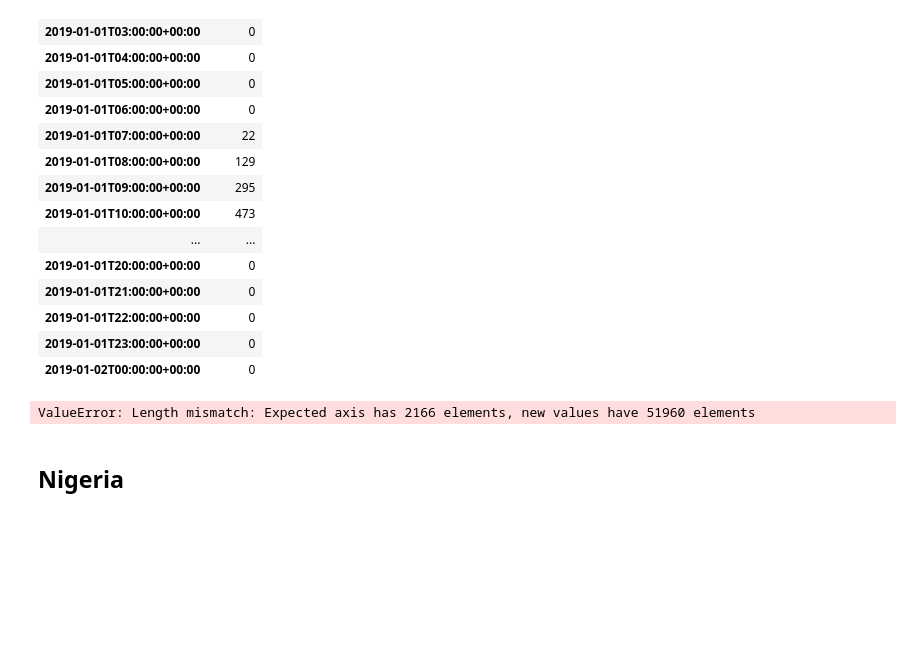
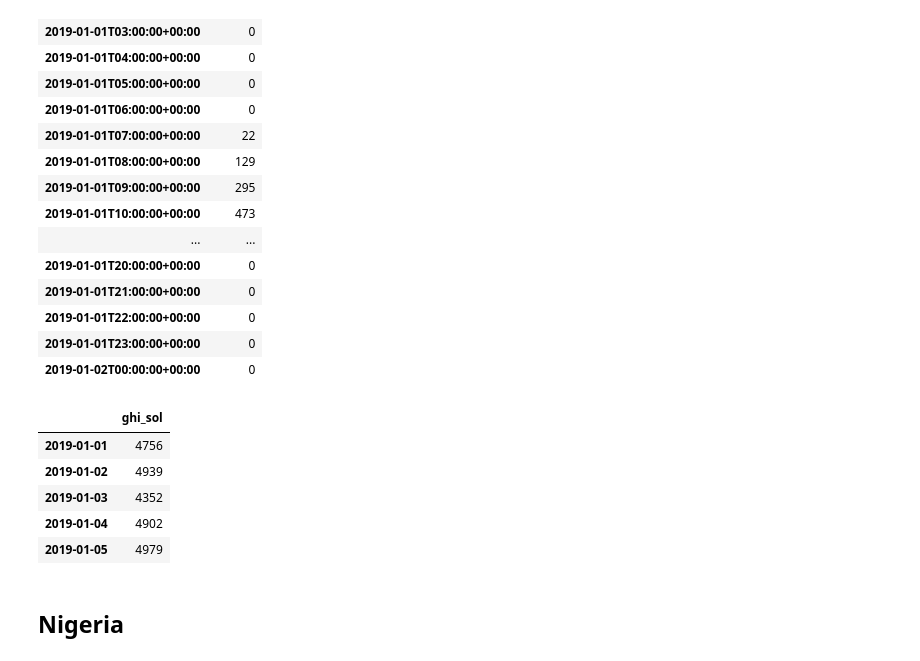
Before and after one commit to Marconi-Lab/SolarIrradiation, a Jupyter notebook: jupyter_notebooks/CBE_Data_Comparison.ipynb, the cells around one changed output. Cells and saved outputs as stored; diff of their text form; code cells hidden in the pictures; blank space fills up the shorter version.

```diff
--- a/jupyter_notebooks/CBE_Data_Comparison.ipynb
+++ b/jupyter_notebooks/CBE_Data_Comparison.ipynb
@@ -340,10 +250,15 @@ Ga_sol.head(24)
 | 2019-01-02T00:00:00+00:00 | 0 |
 # %%
 Ga_sol_daily = calculate_daily_irradiation(Ga_sol)
-Ga_sol_daily.index = Ga_sol.index.date
+Ga_sol_daily.index = Ga_sol_daily.index.date
 Ga_sol_daily.head()
 # %% [output]
-ValueError: Length mismatch: Expected axis has 2166 elements, new values have 51960 elements
+|  | ghi_sol |
+| 2019-01-01 | 4756 |
+| 2019-01-02 | 4939 |
+| 2019-01-03 | 4352 |
+| 2019-01-04 | 4902 |
+| 2019-01-05 | 4979 |
 # %% [markdown]
 ## Nigeria
 # %%
```
Also changed, not shown: parts of 2 cells of this notebook, 4 other files.
